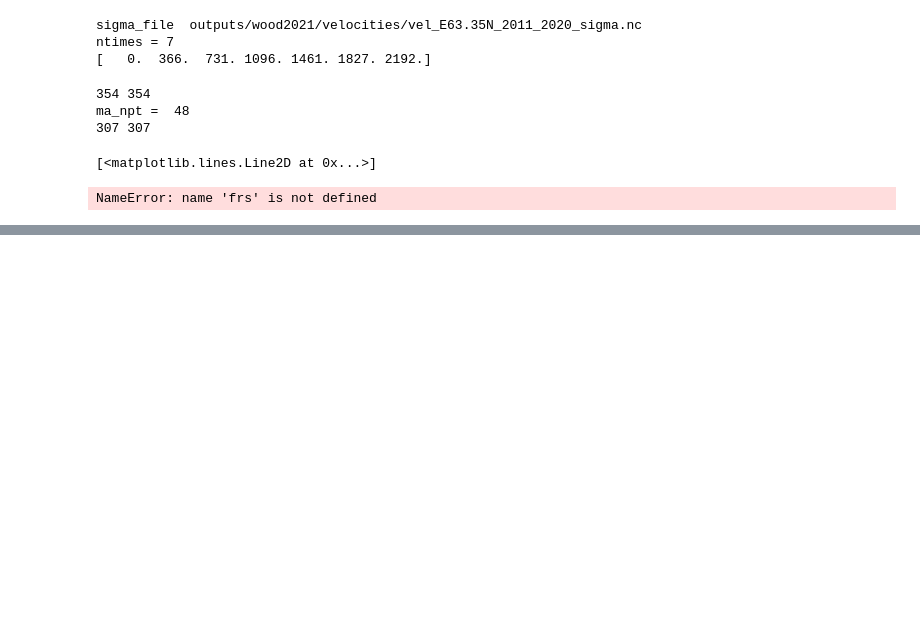
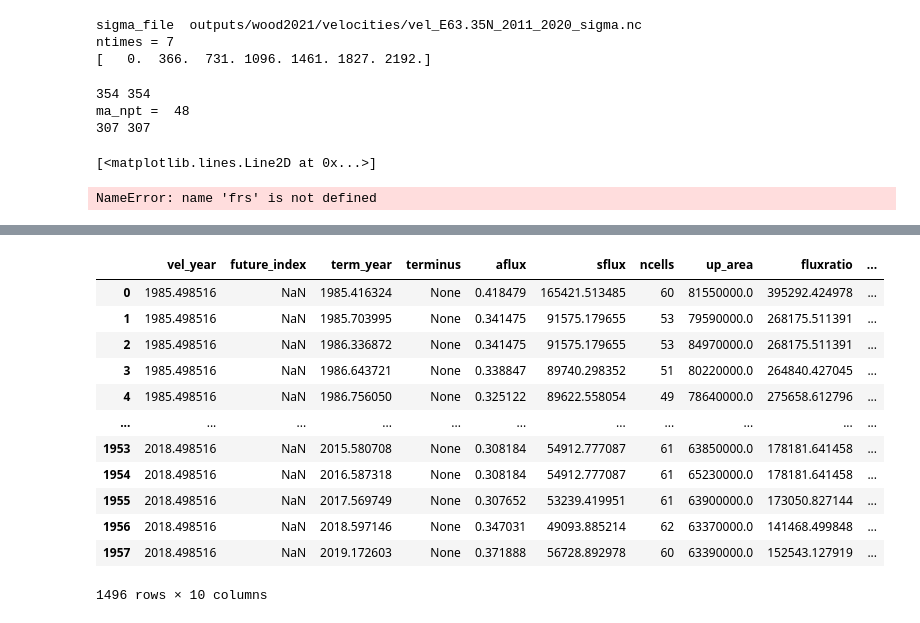
Before and after one commit to pism/pism-greenland, a Jupyter notebook: data_sets/velocities/VelTermCombos_ALL.ipynb, the cells around one changed output, grey strips where cells are left out. Cells and saved outputs as stored; diff of their text form; code cells hidden in the pictures; blank space fills up the shorter version.

```diff
--- a/data_sets/velocities/VelTermCombos_ALL.ipynb
+++ b/data_sets/velocities/VelTermCombos_ALL.ipynb
@@ -307,0 +391,20 @@ plt.show()
+# %%
+# SAMPLE
+glacier_df = velterm_df[velterm_df.glacier_id == glacier_id]
+#glacier_df.dropna(subset=['future_index'])
+glacier_df = glacier_df[glacier_df['future_index'].isna()]
+glacier_df
+# %% [output]
+|  | vel_year | future_index | term_year | terminus | aflux | sflux | ncells | up_area | fluxratio | ... |
+| 0 | 1985.498516 | NaN | 1985.416324 | None | 0.418479 | 165421.513485 | 60 | 81550000.0 | 395292.424978 | ... |
+| 1 | 1985.498516 | NaN | 1985.703995 | None | 0.341475 | 91575.179655 | 53 | 79590000.0 | 268175.511391 | ... |
+| 2 | 1985.498516 | NaN | 1986.336872 | None | 0.341475 | 91575.179655 | 53 | 84970000.0 | 268175.511391 | ... |
+| 3 | 1985.498516 | NaN | 1986.643721 | None | 0.338847 | 89740.298352 | 51 | 80220000.0 | 264840.427045 | ... |
+| 4 | 1985.498516 | NaN | 1986.756050 | None | 0.325122 | 89622.558054 | 49 | 78640000.0 | 275658.612796 | ... |
+| ... | ... | ... | ... | ... | ... | ... | ... | ... | ... | ... |
+| 1953 | 2018.498516 | NaN | 2015.580708 | None | 0.308184 | 54912.777087 | 61 | 63850000.0 | 178181.641458 | ... |
+| 1954 | 2018.498516 | NaN | 2016.587318 | None | 0.308184 | 54912.777087 | 61 | 65230000.0 | 178181.641458 | ... |
+| 1955 | 2018.498516 | NaN | 2017.569749 | None | 0.307652 | 53239.419951 | 61 | 63900000.0 | 173050.827144 | ... |
+| 1956 | 2018.498516 | NaN | 2018.597146 | None | 0.347031 | 49093.885214 | 62 | 63370000.0 | 141468.499848 | ... |
+| 1957 | 2018.498516 | NaN | 2019.172603 | None | 0.371888 | 56728.892978 | 60 | 63390000.0 | 152543.127919 | ... |
+1496 rows × 10 columns
```
Also changed, not shown: parts of 12 cells of this notebook, 6 other files.
